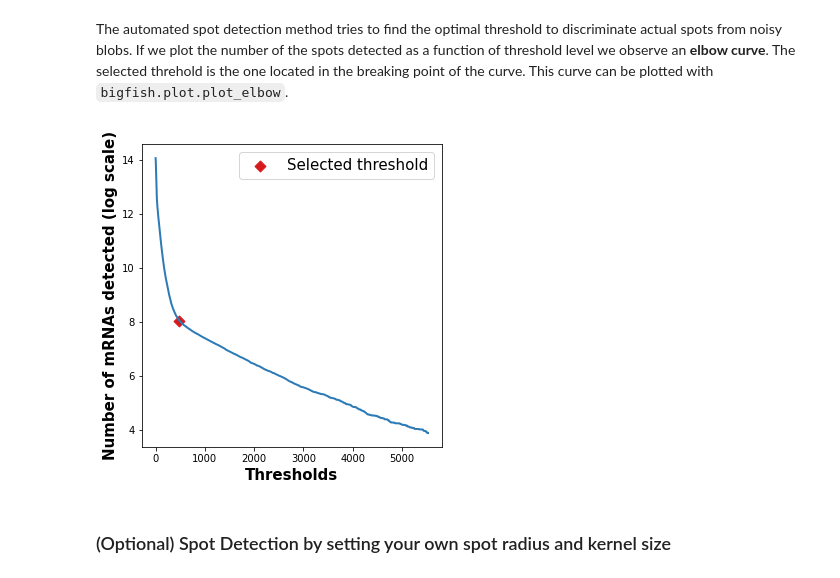
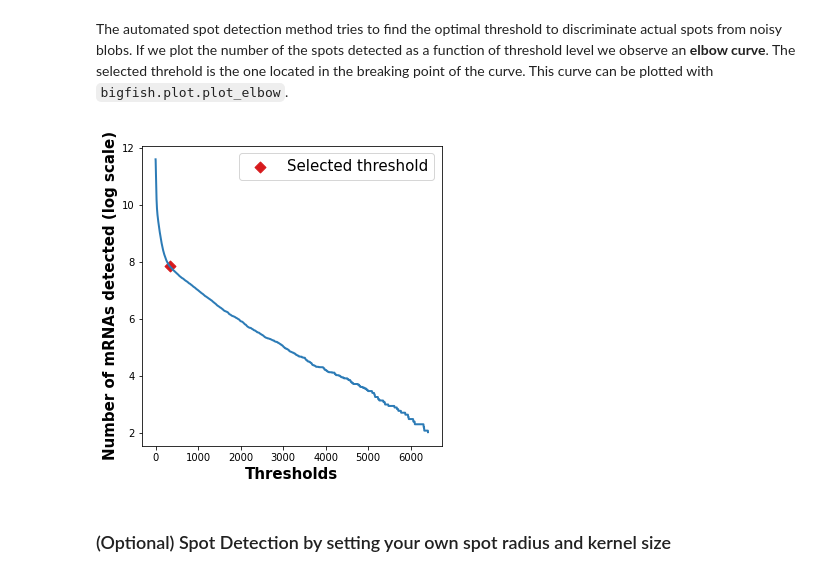
Before and after one commit to mspend/big-fish-examples, a Jupyter notebook: notebooks/BioProteanLab_smFISH_one_tile_one_bit_2d.ipynb, the cells around one changed output. Cells and saved outputs as stored; diff of their text form; code cells hidden in the pictures.

Commit message:
adapted the elbow plot function for 2D, modified the paths due to change in file structure, fixed a slicing error when plotting spots

```diff
--- a/notebooks/BioProteanLab_smFISH_one_tile_one_bit_2d.ipynb
+++ b/notebooks/BioProteanLab_smFISH_one_tile_one_bit_2d.ipynb
@@ -129,11 +129,11 @@ plot.plot_detection(rna_mip, spots, contrast=True, title="smFISH bit 5 = Itgam |
 The automated spot detection method tries to find the optimal threshold to discriminate actual spots from noisy blobs. If we plot the number of the spots detected as a function of threshold level we observe an **elbow curve**. The selected threhold is the one located in the breaking point of the curve. This curve can be plotted with `bigfish.plot.plot_elbow`.
 # %%
 plot.plot_elbow(
-    images=rna,
-    voxel_size=(300, 103, 103),
-    spot_radius=(350, 150, 150))
+    images=rna_mip,
+    voxel_size=(103, 103),
+    spot_radius=(150, 150))
 # %% [output]
-[figure, old version]
+[figure, new version]
 # %% [markdown]
 ### (Optional) Spot Detection by setting your own spot radius and kernel size
 # %% [markdown]
```
Also changed, not shown: parts of 9 cells of this notebook.
